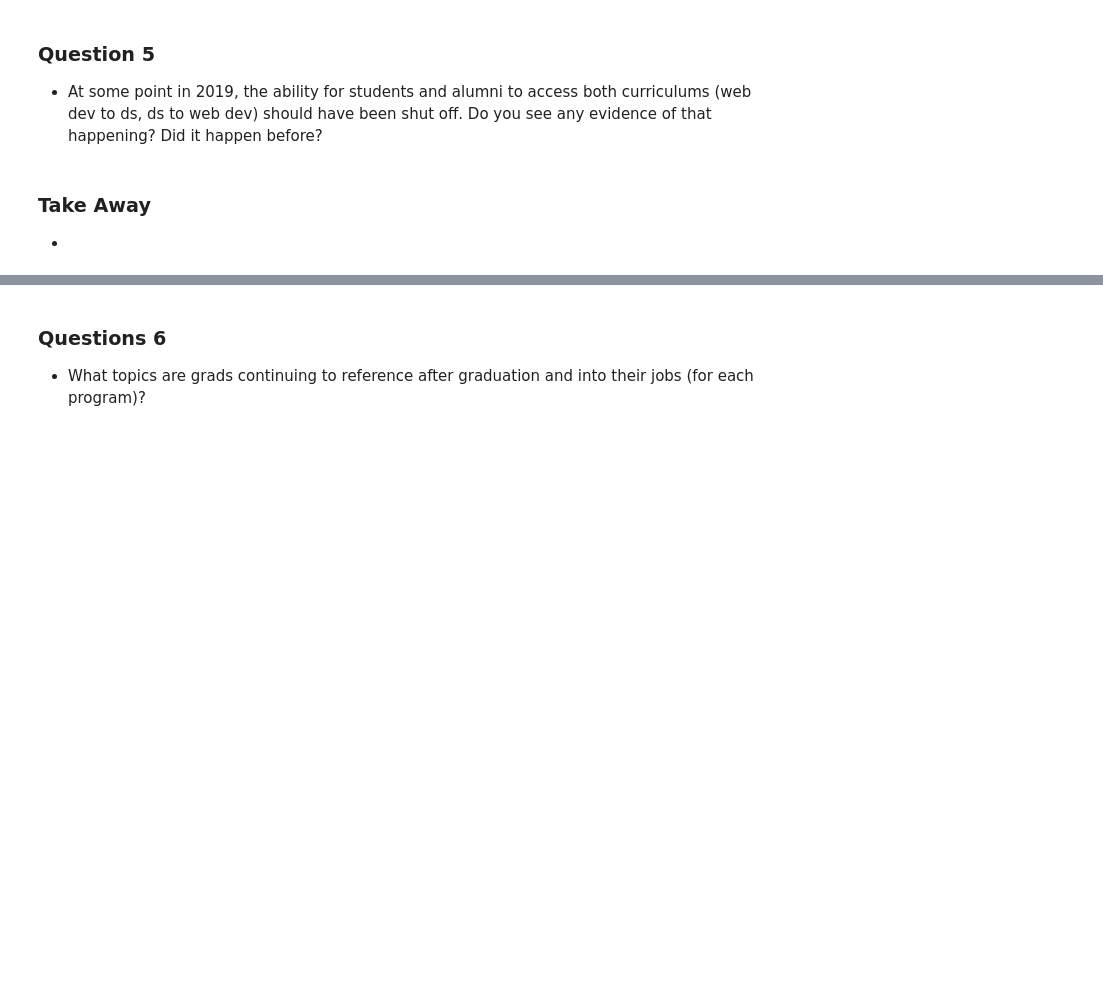
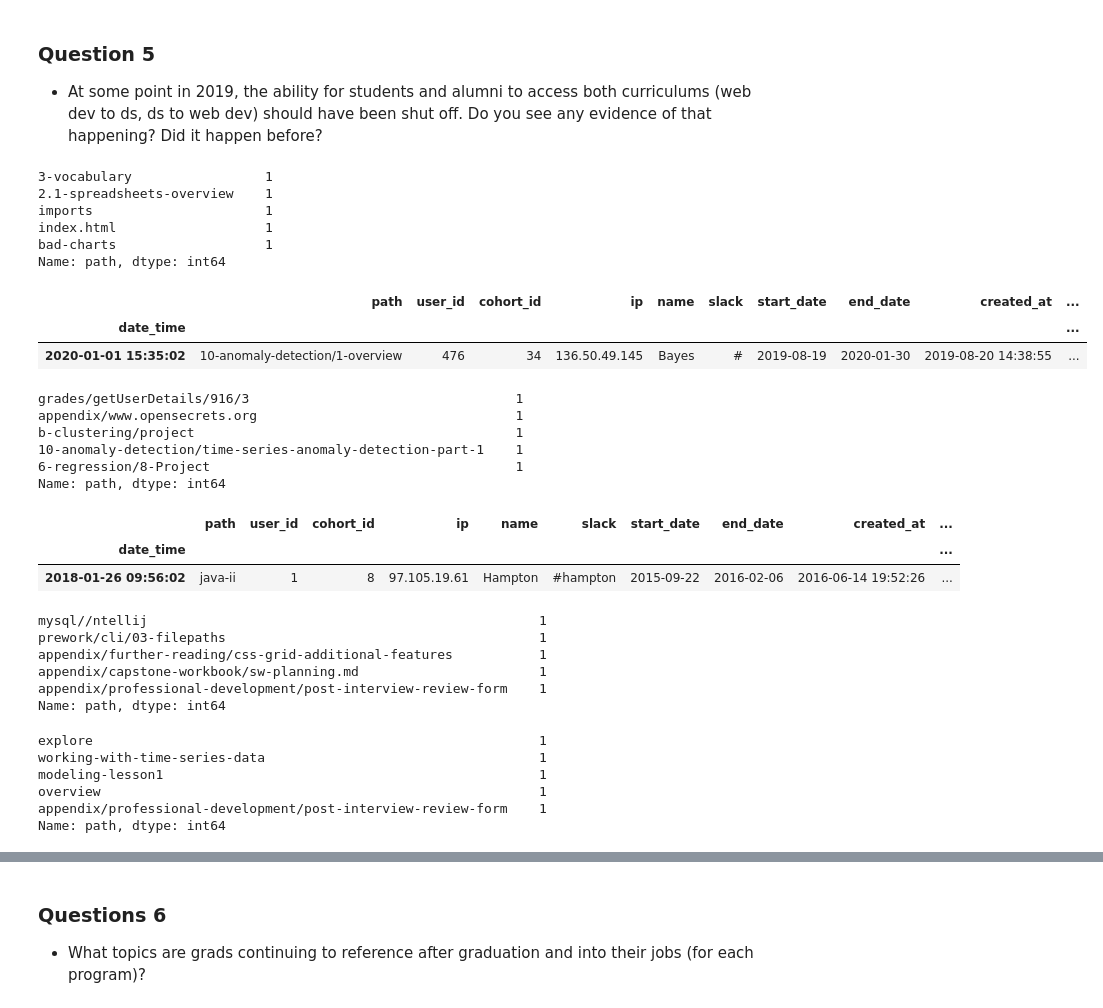
Before and after one commit to Schmidl-Gautam/anomaly_detection_project, a Jupyter notebook: report.ipynb, the cells around one changed output, grey strips where cells are left out. Saved outputs shown, nothing was run; the diff lists cells and outputs as text; code cells hidden in the pictures; blank space fills up the shorter version.

```diff
--- a/report.ipynb
+++ b/report.ipynb
@@ -270,6 +270,58 @@ plt.show()
 # %% [markdown]
 ### Question 5
 - At some point in 2019, the ability for students and alumni to access both curriculums (web dev to ds, ds to web dev) should have been shut off. Do you see any evidence of that happening? Did it happen before?
-# %% [markdown]
-### Take Away
--
+# %%
+# To see if ds students are accessing web dev:
+lesson[lesson.course_subdomain == 'ds'].path.value_counts().tail()
+# %% [output]
+3-vocabulary                 1
+2.1-spreadsheets-overview    1
+imports                      1
+index.html                   1
+bad-charts                   1
+Name: path, dtype: int64
+# %%
+# Exploring all ds students from 2020 and later
+ds = lesson[lesson.course_subdomain == 'ds']
+ds[ds.date_year > 2019].head(1)
+# %% [output]
+|  | path | user_id | cohort_id | ip | name | slack | start_date | end_date | created_at | ... |
+| date_time |  |  |  |  |  |  |  |  |  | ... |
+| 2020-01-01 15:35:02 | 10-anomaly-detection/1-overview | 476 | 34 | 136.50.49.145 | Bayes | # | 2019-08-19 | 2020-01-30 | 2019-08-20 14:38:55 | ... |
+# %%
+ds[ds.date_year > 2019].path.value_counts().tail()
+# %% [output]
+grades/getUserDetails/916/3                                  1
+appendix/www.opensecrets.org                                 1
+b-clustering/project                                         1
+10-anomaly-detection/time-series-anomaly-detection-part-1    1
+6-regression/8-Project                                       1
+Name: path, dtype: int64
+# %%
+# Now exploring web dev:
+wd = lesson[lesson.course_subdomain != 'ds']
+wd.head(1)
+# %% [output]
+|  | path | user_id | cohort_id | ip | name | slack | start_date | end_date | created_at | ... |
+| date_time |  |  |  |  |  |  |  |  |  | ... |
+| 2018-01-26 09:56:02 | java-ii | 1 | 8 | 97.105.19.61 | Hampton | #hampton | 2015-09-22 | 2016-02-06 | 2016-06-14 19:52:26 | ... |
+# %%
+# Web dev over all of the years:
+wd.path.value_counts().tail()
+# %% [output]
+mysql//ntellij                                                  1
+prework/cli/03-filepaths                                        1
+appendix/further-reading/css-grid-additional-features           1
+appendix/capstone-workbook/sw-planning.md                       1
+appendix/professional-development/post-interview-review-form    1
+Name: path, dtype: int64
+# %%
+# Web Dev after 2019:
+wd[wd.date_year > 2019].path.value_counts().tail()
+# %% [output]
+explore                                                         1
+working-with-time-series-data                                   1
+modeling-lesson1                                                1
+overview                                                        1
+appendix/professional-development/post-interview-review-form    1
+Name: path, dtype: int64
```
Also changed, not shown: parts of 1 cell of this notebook.
